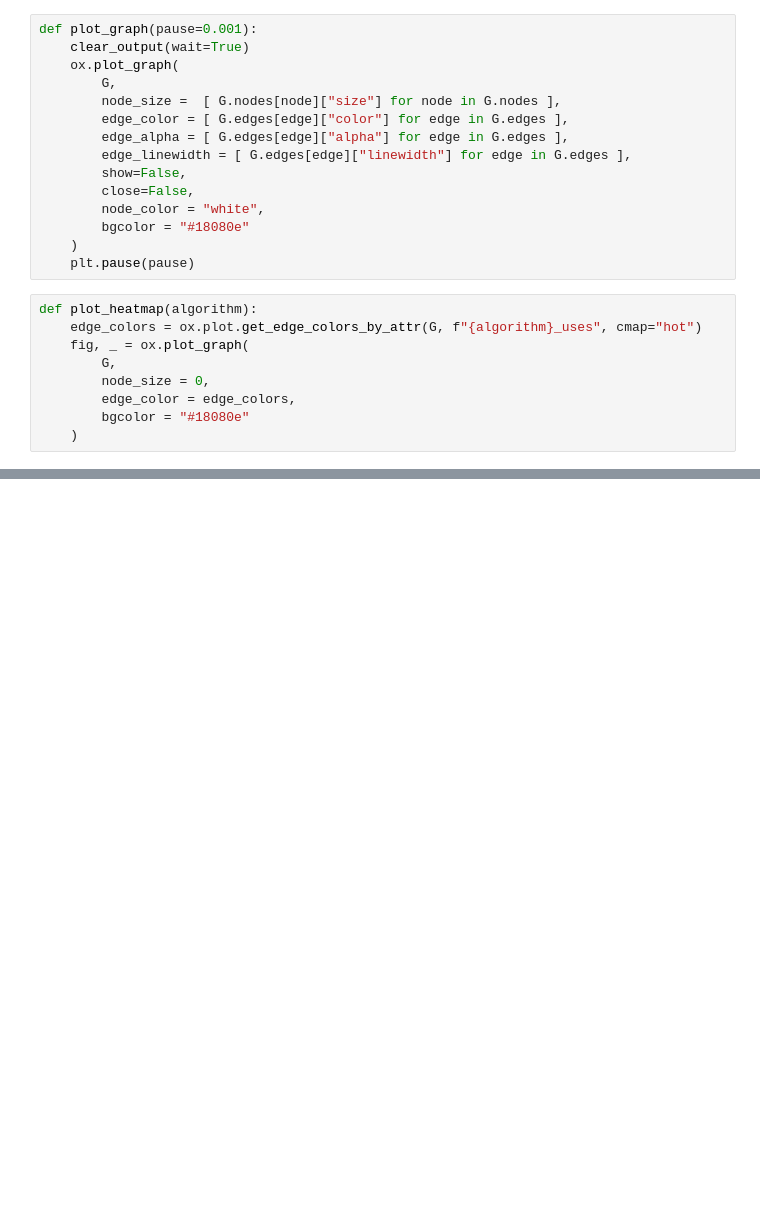
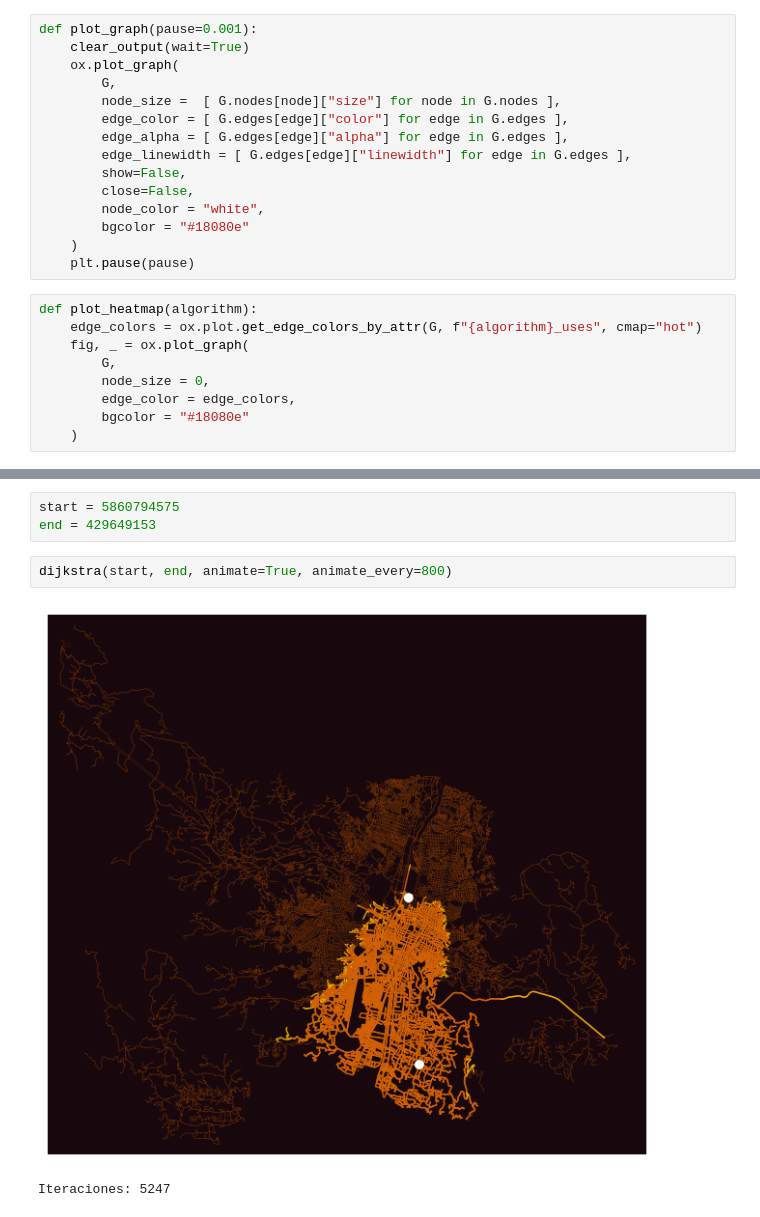
Before and after one commit to danielmmnez/analisis-algoritmos, a Jupyter notebook: Entrega_2/grafos_examen2.ipynb, the cells around one changed output, grey strips where cells are left out. Drawn from its saved outputs; the diff is of its cells as text; blank space fills up the shorter version.

```diff
--- a/Entrega_2/grafos_examen2.ipynb
+++ b/Entrega_2/grafos_examen2.ipynb
@@ -107,0 +174,8 @@ def dijkstra(orig, dest, plot=False, animate=False, animate_every=3, animate_pau
+# %%
+start = 5860794575
+end = 429649153
+# %%
+dijkstra(start, end, animate=True, animate_every=800)
+# %% [output]
+[figure, added]
+Iteraciones: 5247
```
Also changed, not shown: parts of 6 cells of this notebook.
